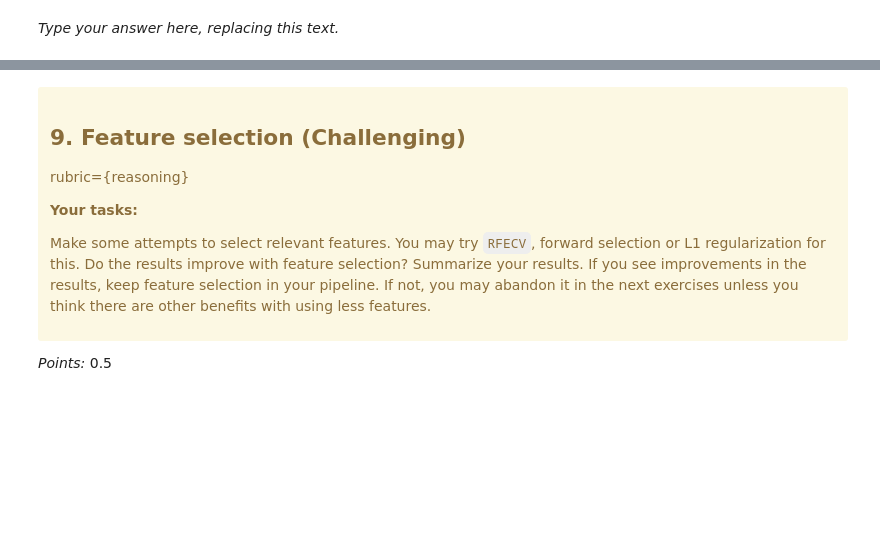
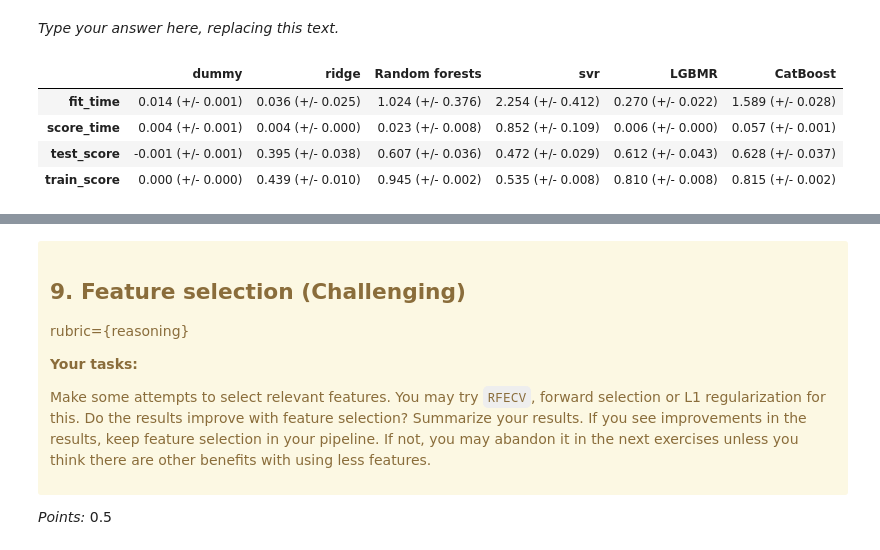
Before and after one commit to UBC-MDS/AirBNB_Luke_HanChen_573lab4, a Jupyter notebook: lab4-main.ipynb, the cells around one changed output, grey strips where cells are left out. Saved outputs shown, nothing was run; the diff lists cells and outputs as text; code cells hidden in the pictures; blank space fills up the shorter version.

Commit message:
Model selection steps

```diff
--- a/lab4-main.ipynb
+++ b/lab4-main.ipynb
@@ -479,13 +601,14 @@ _Type your answer here, replacing this text._
 # %%
-from sklearn.linear_model import Ridge
-pipe_lr = make_pipeline(preprocessor, Ridge())
-cross_val_results["ridge"] = pd.DataFrame(cross_validate(
-    pipe_lr,
-    X_train,
-    y_train,
-    cv=5,
-    return_train_score=True,
-)).agg('mean').T
+# from sklearn.linear_model import Ridge
+# pipe_lr = make_pipeline(preprocessor, Ridge())
+# cross_val_results["ridge"] = pd.DataFrame(cross_validate(
+#     pipe_lr,
+#     X_train,
+#     y_train,
+#     cv=5,
+#     return_train_score=True,
+# )).agg('mean').T
+# cross_val_results
 # %% [markdown]
 <!-- END QUESTION -->
 
@@ -505,4 +628,46 @@ rubric={accuracy,reasoning}
 _Points:_ 10
 # %% [markdown]
 _Type your answer here, replacing this text._
+# %%
+from sklearn.linear_model import LinearRegression, LogisticRegression, Ridge, RidgeCV
+from sklearn.ensemble import RandomForestRegressor
+from sklearn.svm import SVR
+from lightgbm.sklearn import LGBMRegressor
+from catboost import CatBoostRegressor
+
+cross_val_results["Random forests"] = mean_std_cross_val_scores(
+    make_pipeline(preprocessor, RandomForestRegressor(n_jobs=-1, random_state=573)),
+    X_train,
+    y_train,
+    return_train_score=True,
+)
+
+cross_val_results["svr"] = mean_std_cross_val_scores(
+    make_pipeline(preprocessor, SVR()),
+    X_train,
+    y_train,
+    return_train_score=True,
+)
+
+cross_val_results["LGBMR"] = mean_std_cross_val_scores(
+    make_pipeline(preprocessor, LGBMRegressor(random_state=573)),
+    X_train,
+    y_train,
+    return_train_score=True,
+)
+
+cross_val_results["CatBoost"] = mean_std_cross_val_scores(
+    make_pipeline(preprocessor, CatBoostRegressor(verbose=False,random_state=573)),
+    X_train,
+    y_train,
+    return_train_score=True,
+)
+
+pd.DataFrame(cross_val_results)
+# %% [output]
+|  | dummy | ridge | Random forests | svr | LGBMR | CatBoost |
+| fit_time | 0.014 (+/- 0.001) | 0.036 (+/- 0.025) | 1.024 (+/- 0.376) | 2.254 (+/- 0.412) | 0.270 (+/- 0.022) | 1.589 (+/- 0.028) |
+| score_time | 0.004 (+/- 0.001) | 0.004 (+/- 0.000) | 0.023 (+/- 0.008) | 0.852 (+/- 0.109) | 0.006 (+/- 0.000) | 0.057 (+/- 0.001) |
+| test_score | -0.001 (+/- 0.001) | 0.395 (+/- 0.038) | 0.607 (+/- 0.036) | 0.472 (+/- 0.029) | 0.612 (+/- 0.043) | 0.628 (+/- 0.037) |
+| train_score | 0.000 (+/- 0.000) | 0.439 (+/- 0.010) | 0.945 (+/- 0.002) | 0.535 (+/- 0.008) | 0.810 (+/- 0.008) | 0.815 (+/- 0.002) |
 # %%
```
Also changed, not shown: parts of 26 cells of this notebook.
